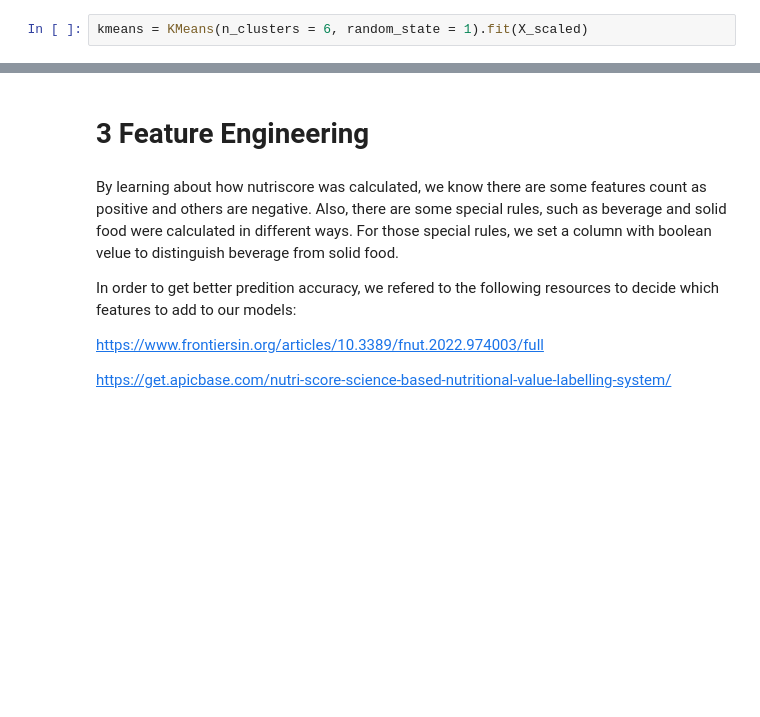
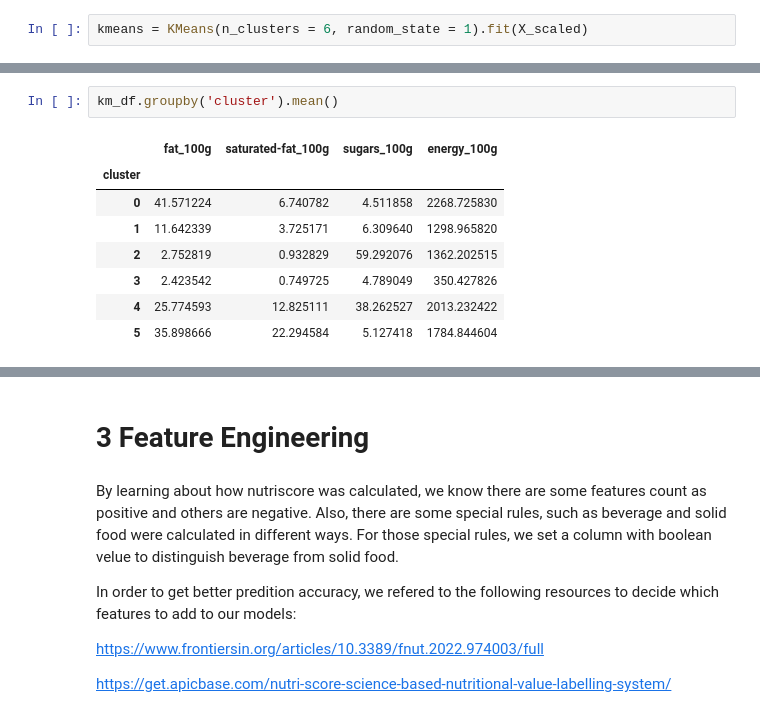
Before and after one commit to raman-bhatia/cis_5450_final_project, a Jupyter notebook: CIS5450_Project_draft_shared.ipynb, the cells around one changed output, grey strips where cells are left out. Cells and saved outputs as stored; diff of their text form; blank space fills up the shorter version.

```diff
--- a/CIS5450_Project_draft_shared.ipynb
+++ b/CIS5450_Project_draft_shared.ipynb
@@ -1021 +997,12 @@ km_df.cluster.value_counts()
 Name: cluster, dtype: int64
+# %%
+km_df.groupby('cluster').mean()
+# %% [output]
+|  | fat_100g | saturated-fat_100g | sugars_100g | energy_100g |
+| cluster |  |  |  |  |
+| 0 | 41.571224 | 6.740782 | 4.511858 | 2268.725830 |
+| 1 | 11.642339 | 3.725171 | 6.309640 | 1298.965820 |
+| 2 | 2.752819 | 0.932829 | 59.292076 | 1362.202515 |
+| 3 | 2.423542 | 0.749725 | 4.789049 | 350.427826 |
+| 4 | 25.774593 | 12.825111 | 38.262527 | 2013.232422 |
+| 5 | 35.898666 | 22.294584 | 5.127418 | 1784.844604 |
```
Also changed, not shown: parts of 10 cells of this notebook.
